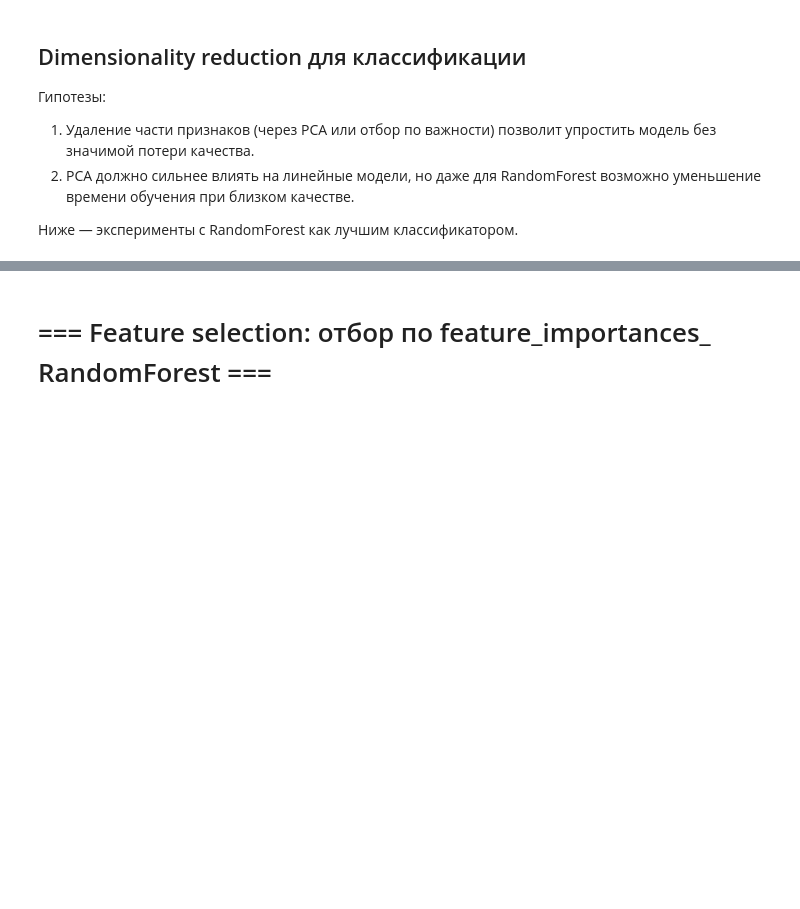
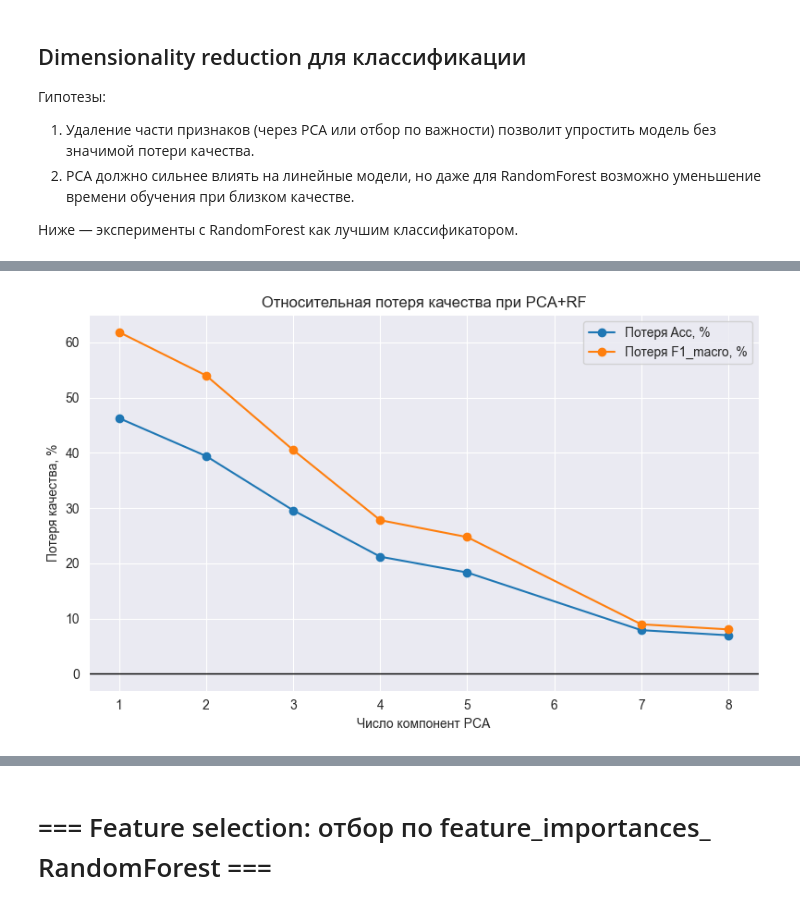
Before and after one commit to Saharochekl/FSR_ML, a Jupyter notebook: project/main_project.ipynb, the cells around one changed output, grey strips where cells are left out. Saved outputs shown, nothing was run; the diff lists cells and outputs as text; code cells hidden in the pictures; blank space fills up the shorter version.

```diff
--- a/project/main_project.ipynb
+++ b/project/main_project.ipynb
@@ -747 +769,20 @@ display(df_pca_rf)
+# %%
+df_rel = df_plot.copy()
+df_rel["acc_drop"] = (baseline_acc - df_rel["acc"]) / baseline_acc * 100
+df_rel["f1_drop"] = (baseline_f1 - df_rel["f1_macro"]) / baseline_f1 * 100
+
+plt.figure(figsize=(8, 5))
+plt.plot(df_rel["n_components"], df_rel["acc_drop"], marker="o", label="Потеря Acc, %")
+plt.plot(df_rel["n_components"], df_rel["f1_drop"], marker="o", label="Потеря F1_macro, %")
+
+plt.axhline(0, color="black", linewidth=1)
+plt.xlabel("Число компонент PCA")
+plt.ylabel("Потеря качества, %")
+plt.title("Относительная потеря качества при PCA+RF")
+plt.legend()
+plt.grid(True)
+plt.tight_layout()
+plt.show()
+# %% [output]
+[figure, added]
 # %%
```
Also changed, not shown: parts of 44 cells of this notebook, 13 other files.
